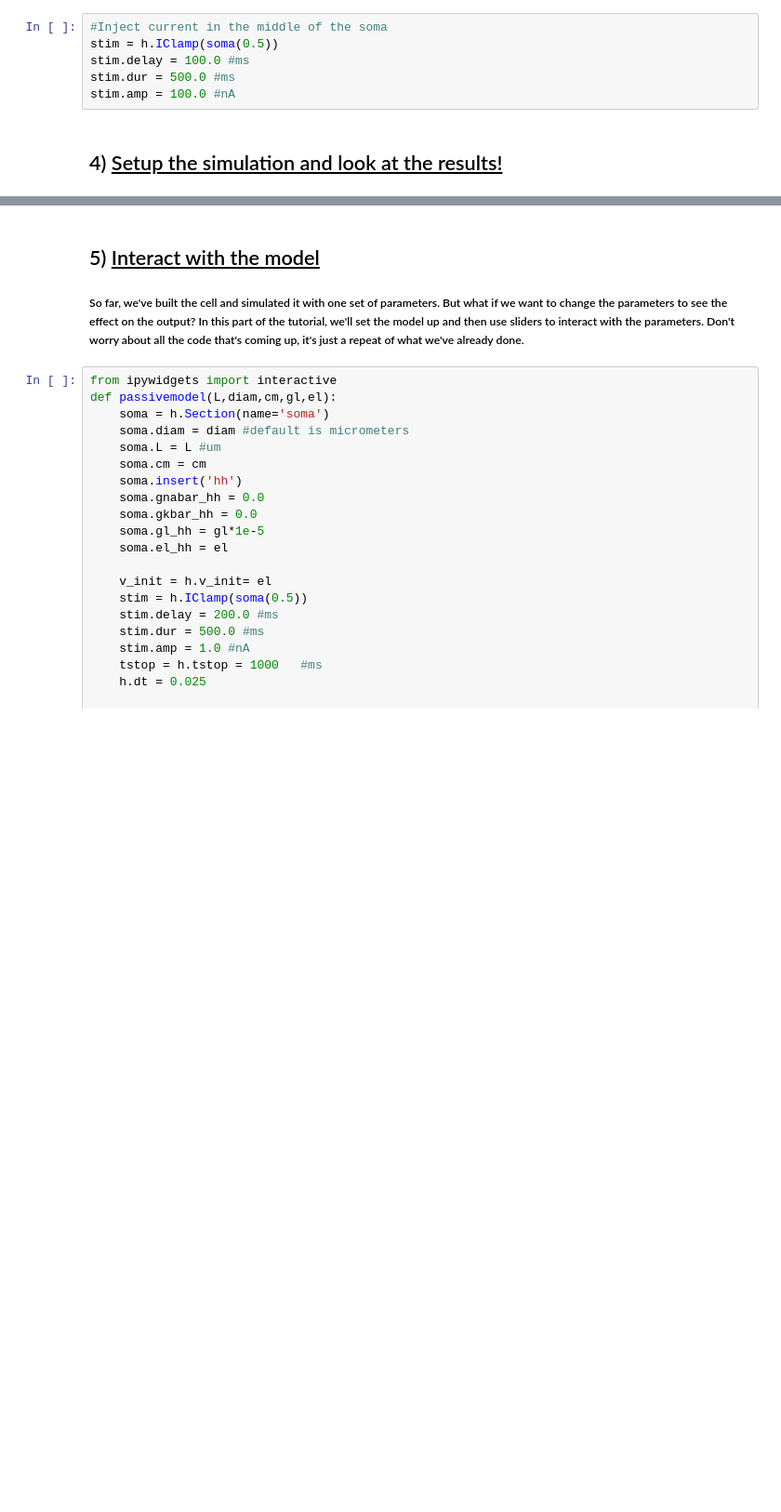
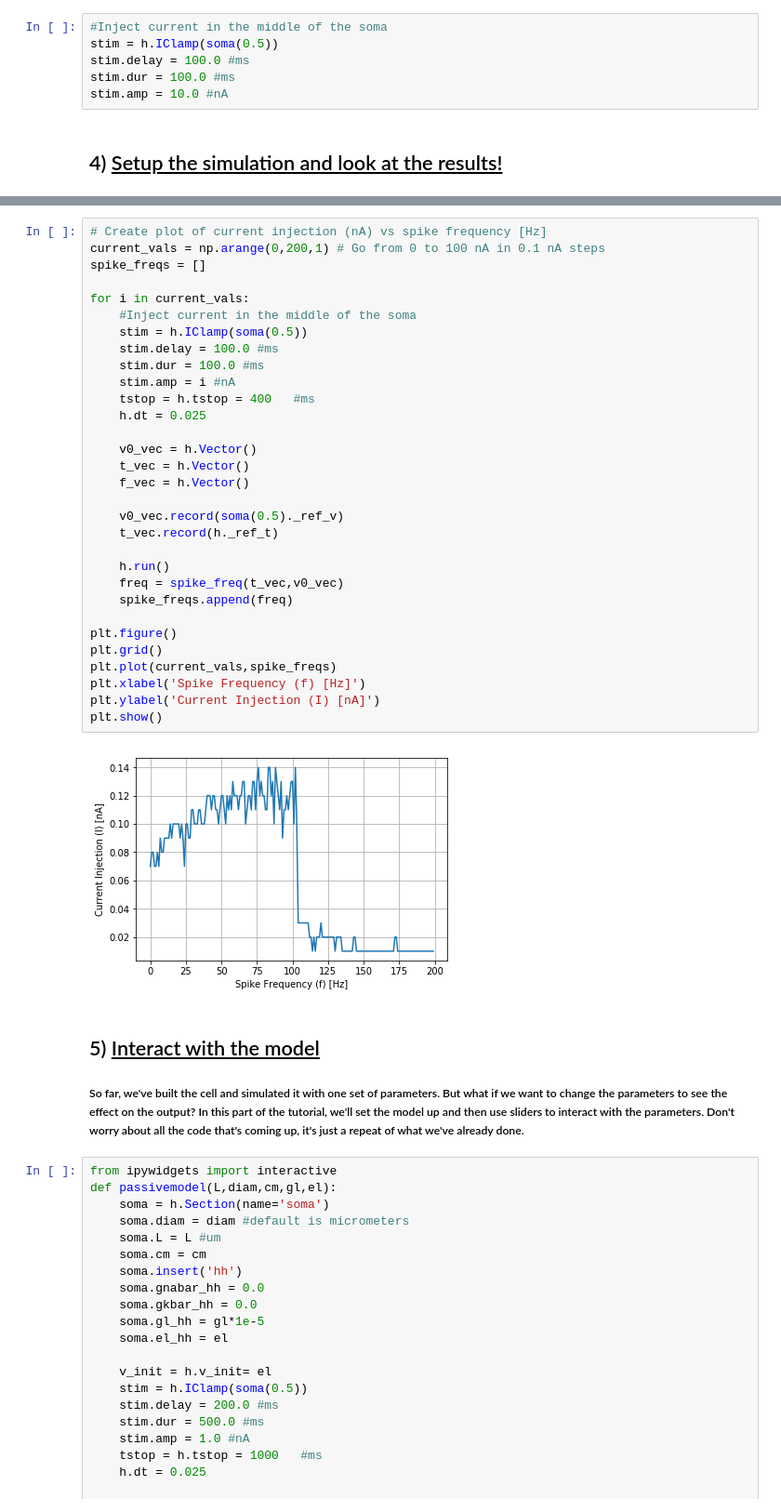
Before and after one commit to erinshappell/MizzouREU, a Jupyter notebook: Software Experiments/SE1/PassiveCell.ipynb, the cells around one changed output, grey strips where cells are left out. Shown at 93% size. Cells and saved outputs as stored; diff of their text form; blank space fills up the shorter version.

```diff
--- a/Software Experiments/SE1/PassiveCell.ipynb
+++ b/Software Experiments/SE1/PassiveCell.ipynb
@@ -49,8 +49,8 @@ v_init = h.v_init= -60
 #Inject current in the middle of the soma
 stim = h.IClamp(soma(0.5))
 stim.delay = 100.0 #ms
-stim.dur = 500.0 #ms
-stim.amp = 100.0 #nA
+stim.dur = 100.0 #ms
+stim.amp = 10.0 #nA
 # %% [markdown]
 ## 4) <u>Setup the simulation and look at the results!
 # %%
@@ -80,3 +103,36 @@ plt.show()
+# %%
+# Create plot of current injection (nA) vs spike frequency [Hz]
+current_vals = np.arange(0,200,1) # Go from 0 to 100 nA in 0.1 nA steps
+spike_freqs = []
+
+for i in current_vals:
+    #Inject current in the middle of the soma
+    stim = h.IClamp(soma(0.5))
+    stim.delay = 100.0 #ms
+    stim.dur = 100.0 #ms
+    stim.amp = i #nA
+    tstop = h.tstop = 400   #ms
+    h.dt = 0.025
+
+    v0_vec = h.Vector()
+    t_vec = h.Vector()
+    f_vec = h.Vector()
+
+    v0_vec.record(soma(0.5)._ref_v)
+    t_vec.record(h._ref_t)
+
+    h.run()
+    freq = spike_freq(t_vec,v0_vec)
+    spike_freqs.append(freq)
+
+plt.figure()
+plt.grid()
+plt.plot(current_vals,spike_freqs)
+plt.xlabel('Spike Frequency (f) [Hz]')
+plt.ylabel('Current Injection (I) [nA]')
+plt.show()
+# %% [output]
+[figure, added]
 # %% [markdown]
 ## 5) <u> Interact with the model
 
```
Also changed, not shown: parts of 4 cells of this notebook, 4 other files.
